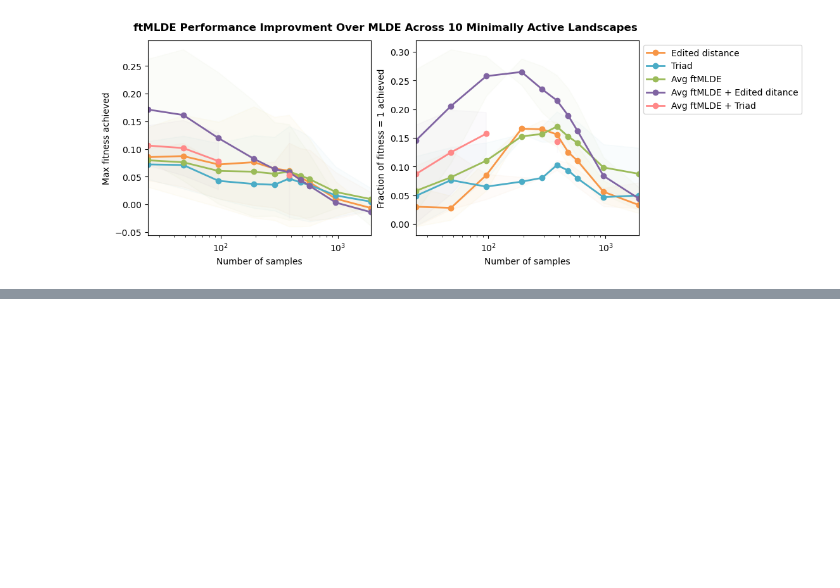
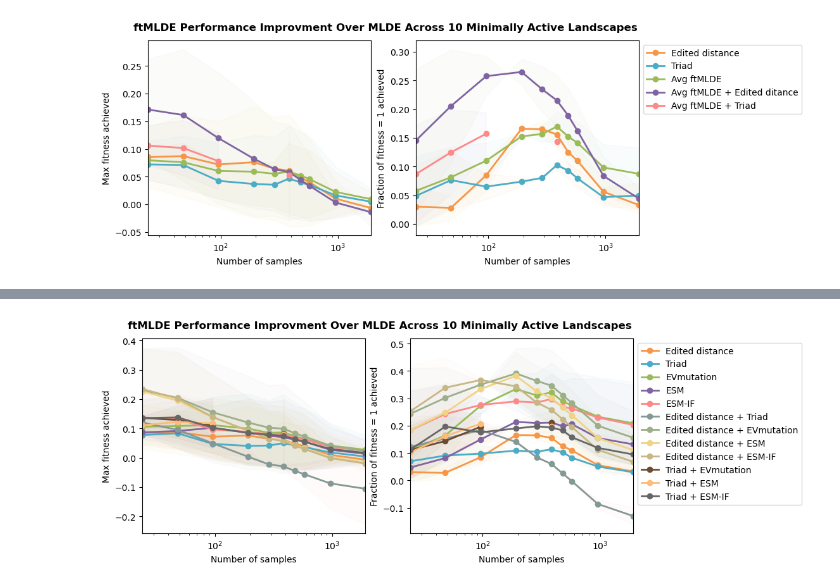
Before and after one commit to fhalab/SSMuLA, a Jupyter notebook: sandbox/plot_ftmlde_comb.ipynb, the cells around one changed output, grey strips where cells are left out. Saved outputs shown, nothing was run; the diff lists cells and outputs as text; code cells hidden in the pictures; blank space fills up the shorter version.

```diff
--- a/sandbox/plot_ftmlde_comb.ipynb
+++ b/sandbox/plot_ftmlde_comb.ipynb
@@ -454,0 +521,96 @@ ValueError: ('Lengths must match to compare', (1757600,), (1,))
+# %%
+delta_mlde_df_dict = {
+    k: v - avg_mlde_df_dict["Random"] for k, v in avg_mlde_df_dict.items() if k != "Random"
+}
+
+"""
+delta_mlde_df_dict = {
+    "Edited distance": get_mlde_avg_sdf(mlde_all, 96, "double", ["none"], active_lib_list) - avg_mlde_df_dict["Random"],
+    "Triad": get_mlde_avg_sdf(mlde_all, 96, "all", ["Triad_score"], active_lib_list) - avg_mlde_df_dict["Random"],
+    "Avg ftMLDE": ((get_mlde_avg_sdf(mlde_all, 96, "all", ZS_OPTS[1:], active_lib_list)*len(ZS_OPTS[1:]) + get_mlde_avg_sdf(mlde_all, 96, "double", ["none"], active_lib_list)))/(len(ZS_OPTS[1:])+1)  - avg_mlde_df_dict["Random"],
+    "Avg ftMLDE + Edited ditance": get_mlde_avg_sdf(mlde_all, 96, "double", ZS_OPTS[1:], active_lib_list) - avg_mlde_df_dict["Random"],
+    "Avg ftMLDE + Triad": (get_mlde_avg_sdf(mlde_all, 96, "all", ["Triad-ev_score", "Triad-esm_score"], active_lib_list)*2 + get_mlde_avg_sdf(mlde_all, 96, "double", ["Triad_score"], active_lib_list))/3  - avg_mlde_df_dict["Random"]
+}
+
+avg_mlde_df_dict = {
+    "Random": get_mlde_avg_sdf(mlde_all, 96, "all", ["none"], active_lib_list),
+    "Edited distance": get_mlde_avg_sdf(mlde_all, 96, "double", ["none"], active_lib_list),
+    "Triad": get_mlde_avg_sdf(mlde_all, 96, "all", ["Triad_score"], active_lib_list),
+    "EVmutation": get_mlde_avg_sdf(mlde_all, 96, "all", ["ev_score"], active_lib_list),
+    "ESM": get_mlde_avg_sdf(mlde_all, 96, "all", ["esm_score"], active_lib_list),
+    "ESM-IF": get_mlde_avg_sdf(mlde_all, 96, "all", ["esmif_score"], active_lib_list),
+    "Edited distance + Triad": get_mlde_avg_sdf(mlde_all, 96, "double", ["Triad_score"], active_lib_list),
+    "Edited distance + EVmutation": get_mlde_avg_sdf(mlde_all, 96, "double", ["ev_score"], active_lib_list),
+    "Edited distance + ESM": get_mlde_avg_sdf(mlde_all, 96, "double", ["esm_score"], active_lib_list),
+    "Edited distance + ESM-IF": get_mlde_avg_sdf(mlde_all, 96, "double", ["esmif_score"], active_lib_list),
+    "Triad + EVmutation": get_mlde_avg_sdf(mlde_all, 96, "all", ["Triad-ev_score"], active_lib_list),
+    "Triad + ESM": get_mlde_avg_sdf(mlde_all, 96, "all", ["Triad-esm_score"], active_lib_list),
+    "Triad + ESM-IF": get_mlde_avg_sdf(mlde_all, 96, "all", ["struc-comb_score"], active_lib_list),
+    # "Avg ftMLDE": ((get_mlde_avg_sdf(mlde_all, 96, "all", ZS_OPTS[1:], active_lib_list)*len(ZS_OPTS[1:]) + get_mlde_avg_sdf(mlde_all, 96, "double", ["none"], active_lib_list)))/(len(ZS_OPTS[1:])+1),
+    # "Avg ftMLDE + Edited ditance": get_mlde_avg_sdf(mlde_all, 96, "double", ZS_OPTS[1:], active_lib_list),
+    # "Avg ftMLDE + Triad": (get_mlde_avg_sdf(mlde_all, 96, "all", ["Triad-ev_score", "Triad-esm_score"], active_lib_list)*2 + get_mlde_avg_sdf(mlde_all, 96, "double", ["Triad_score"], active_lib_list))/3
+}
+"""
+
+fig, axes = plt.subplots(1, 2, figsize=(10, 4))
+mlde_color_list = ["yellow", "orange", "blue", "green", "purple", "red"]
+
+for ax, mlde_metric, de_metric, y_label in zip(
+    axes,
+    ["top_maxes", "if_truemaxs"],
+    ["mean_all", "fraction_max"],
+    ["Max fitness", "Fraction of fitness = 1"],
+):
+
+    for i, (mlde_opts, mlde_df) in enumerate(delta_mlde_df_dict.items()):
+
+        ax.plot(
+            mlde_df.index,
+            mlde_df[f"{mlde_metric}_mean"],
+            label=mlde_opts,
+            marker="o",
+            linestyle="solid",
+            linewidth=2,
+            color=more_colors[i+1],
+        )
+        ax.fill_between(
+            mlde_df.index,
+            mlde_df[f"{mlde_metric}_mean"] - mlde_df[f"{mlde_metric}_std"],
+            mlde_df[f"{mlde_metric}_mean"] + mlde_df[f"{mlde_metric}_std"],
+            color=more_colors[i],
+            alpha=0.03,
+        )
+
+    # for de in DE_TYPES:
+    #     ax.axhline(
+    #         de_avg.loc[de, f"{de_metric}_mean"],
+    #         label=f"DE: {DE_LEGEND_MAP[de]}",
+    #         color=DE_COLORS[de],
+    #         linestyle="dashed",
+    #         linewidth=2,
+    #     )
+    #     ax.fill_between(
+    #         N_SAMPLE_LIST,
+    #         de_avg.loc[de, f"{de_metric}_mean"] - de_avg.loc[de, f"{de_metric}_std"],
+    #         de_avg.loc[de, f"{de_metric}_mean"] + de_avg.loc[de, f"{de_metric}_std"],
+    #         color=DE_COLORS[de],
+    #         alpha=0.03,
+    #     )
+
+    ax.set_xlim(N_SAMPLE_LIST[0], N_SAMPLE_LIST[-1])
+    # ax.set_ylim(0, 1.0)
+
+    ax.set_xscale("log")
+    ax.set_xlabel("Number of samples")
+    ax.set_ylabel(f"{y_label} achieved")
+
+    if ax == axes[1]:
+        ax.legend(loc="upper left", bbox_to_anchor=(1, 1))
+
+fig.suptitle(
+    "ftMLDE Performance Improvment Over MLDE Across 10 Minimally Active Landscapes",
+    fontsize=12,
+    fontweight="bold",
+    y=0.95,
+)
+# %% [output]
@@ -454,0 +618 @@ ValueError: ('Lengths must match to compare', (1757600,), (1,))
+[figure, added]
```
Also changed, not shown: parts of 10 cells of this notebook, 1 other file.
